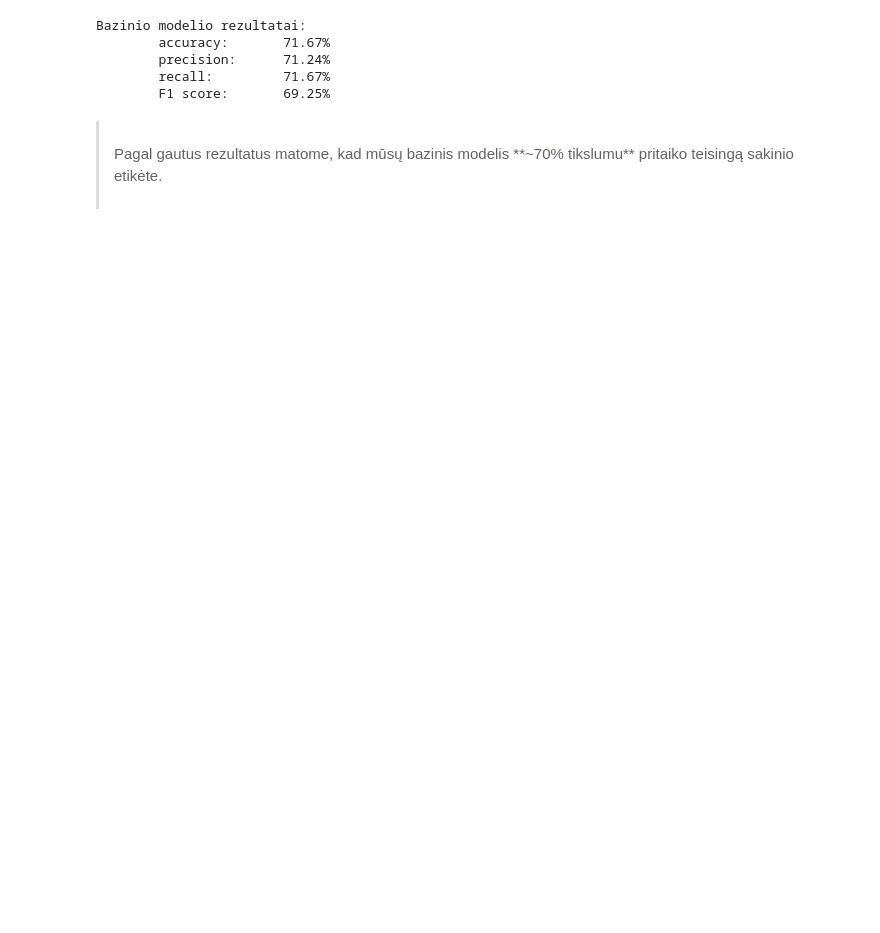
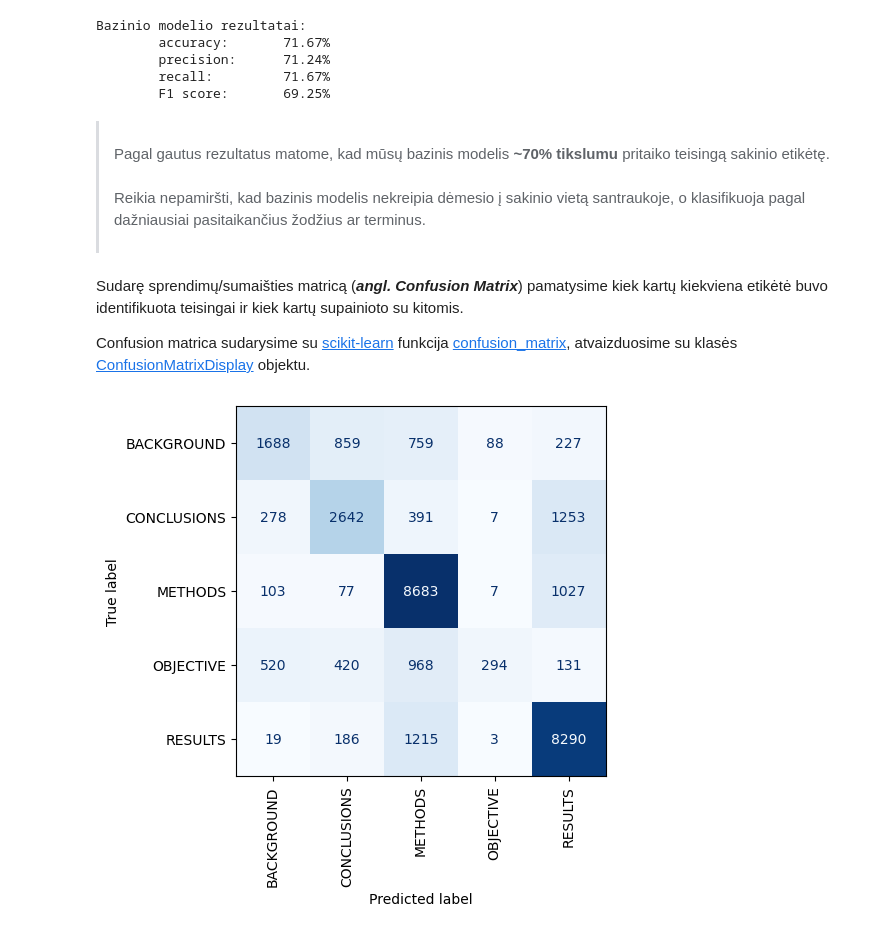
Before and after one commit to gisora/ptu8-final-project, a Jupyter notebook: nuosekliu_sakiniu_klasifikavimas.ipynb, the cells around one changed output. Drawn from its saved outputs; the diff is of its cells as text; code cells hidden in the pictures; blank space fills up the shorter version.

Commit message:
bazinio modelio confusion matrica

```diff
--- a/nuosekliu_sakiniu_klasifikavimas.ipynb
+++ b/nuosekliu_sakiniu_klasifikavimas.ipynb
@@ -383,5 +381,20 @@ Bazinio modelio rezultatai:
         F1 score:       69.25%
 # %% [markdown]
 ><br>
->Pagal gautus rezultatus matome, kad mūsų bazinis modelis **~70% tikslumu** pritaiko teisingą sakinio etikėte.<br>
+>Pagal gautus rezultatus matome, kad mūsų bazinis modelis <b>~70% tikslumu</b> pritaiko teisingą sakinio etikėtę.<br>
 ><br>
+>Reikia nepamiršti, kad bazinis modelis nekreipia dėmesio į sakinio vietą santraukoje, o klasifikuoja pagal dažniausiai pasitaikančius žodžius ar terminus.<br>
+><br>
+# %% [markdown]
+Sudarę sprendimų/sumaišties matricą (***angl. Confusion Matrix***) pamatysime kiek kartų kiekviena etikėtė buvo identifikuota teisingai ir kiek kartų supainioto su kitomis.
+
+Confusion matrica sudarysime su [scikit-learn](https://scikit-learn.org) funkcija [confusion_matrix](https://scikit-learn.org/stable/modules/generated/sklearn.metrics.confusion_matrix.html), atvaizduosime su klasės [ConfusionMatrixDisplay](https://scikit-learn.org/stable/modules/generated/sklearn.metrics.ConfusionMatrixDisplay.html) objektu.
+# %%
+from sklearn.metrics import confusion_matrix, ConfusionMatrixDisplay
+
+model_0_confusion_matrix = confusion_matrix(y_test, y_pred)
+model_0_cm_plot = ConfusionMatrixDisplay(confusion_matrix=model_0_confusion_matrix, display_labels=etiketes)
+model_0_cm_plot.plot(xticks_rotation="vertical", cmap="Blues", colorbar=False);
+plt.show()
+# %% [output]
+[figure, added]
```
Also changed, not shown: parts of 2 cells of this notebook.
